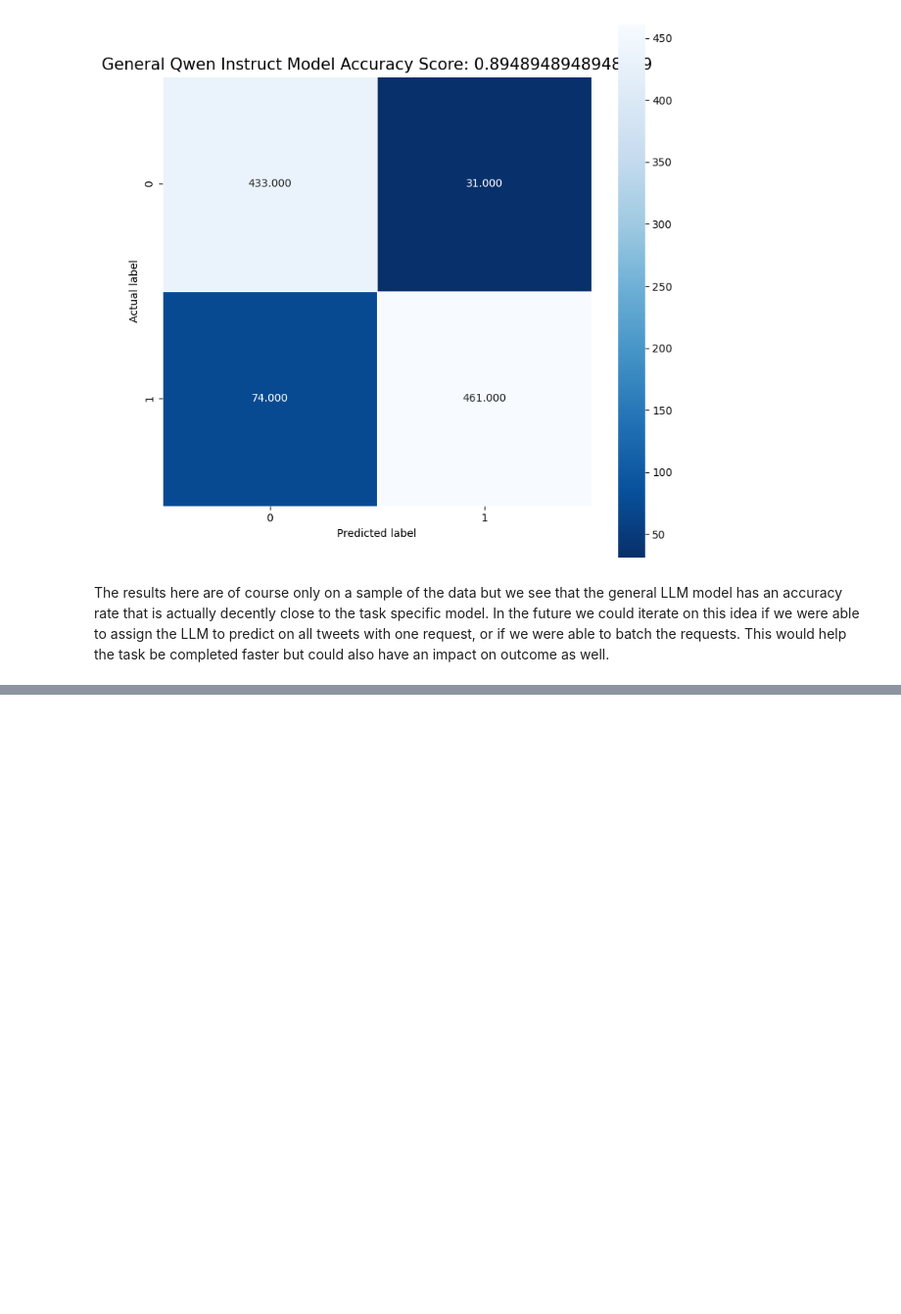
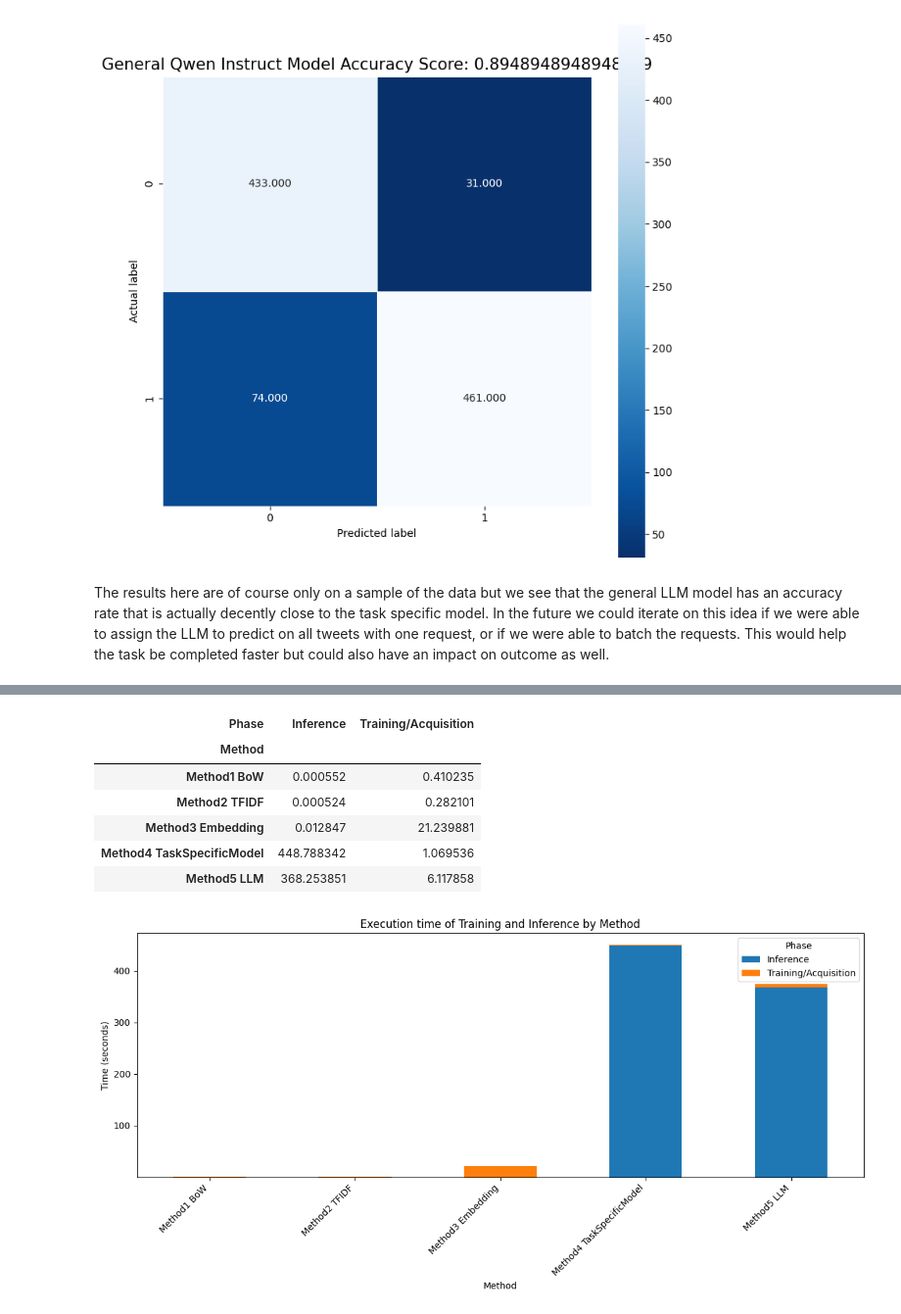
Before and after one commit to danield2255/topic-classification-methods-experiment, a Jupyter notebook: binary_sentiment_analysis_experiment.ipynb, the cells around one changed output, grey strips where cells are left out. Shown at 98% size. Saved outputs shown, nothing was run; the diff lists cells and outputs as text; code cells hidden in the pictures; blank space fills up the shorter version.

```diff
--- a/binary_sentiment_analysis_experiment.ipynb
+++ b/binary_sentiment_analysis_experiment.ipynb
@@ -425,0 +477,35 @@ The results here are of course only on a sample of the data but we see that the
+# %%
+def classify_phase(label):
+    s = str(label).lower()
+    if 'infer' in s:
+        return 'Inference'
+    return 'Training/Acquisition'
+
+def extract_method(label):
+    label = str(label)
+    cleaned = re.sub(r'(?i)(training|train|inference|infer|acquisition|aquisition|acquisi|load|download)', '', label)
+    cleaned = cleaned.replace('_', ' ').strip()
+    return cleaned if cleaned else label
+
+execution_df['Phase'] = execution_df['Cell_Label'].apply(classify_phase)
+execution_df['Method'] = execution_df['Cell_Label'].apply(extract_method)
+execution_df['Execution_Time_Sec'] = execution_df['Execution_Time_Sec'].astype(float)
+
+summary = execution_df.groupby(['Method','Phase'])['Execution_Time_Sec'].sum().unstack(fill_value=0)
+display(summary)
+
+ax = summary.plot(kind='bar', stacked=True, figsize=(12,6))
+ax.set_ylabel('Time (seconds)')
+ax.set_title('Execution time of Training and Inference by Method')
+plt.xticks(rotation=45, ha='right')
+plt.tight_layout()
+plt.show()
+# %% [output]
+| Phase | Inference | Training/Acquisition |
+| Method |  |  |
+| Method1 BoW | 0.000552 | 0.410235 |
+| Method2 TFIDF | 0.000524 | 0.282101 |
+| Method3 Embedding | 0.012847 | 21.239881 |
+| Method4 TaskSpecificModel | 448.788342 | 1.069536 |
+| Method5 LLM | 368.253851 | 6.117858 |
+[figure, added]
```
Also changed, not shown: parts of 25 cells of this notebook, 1 other file.
